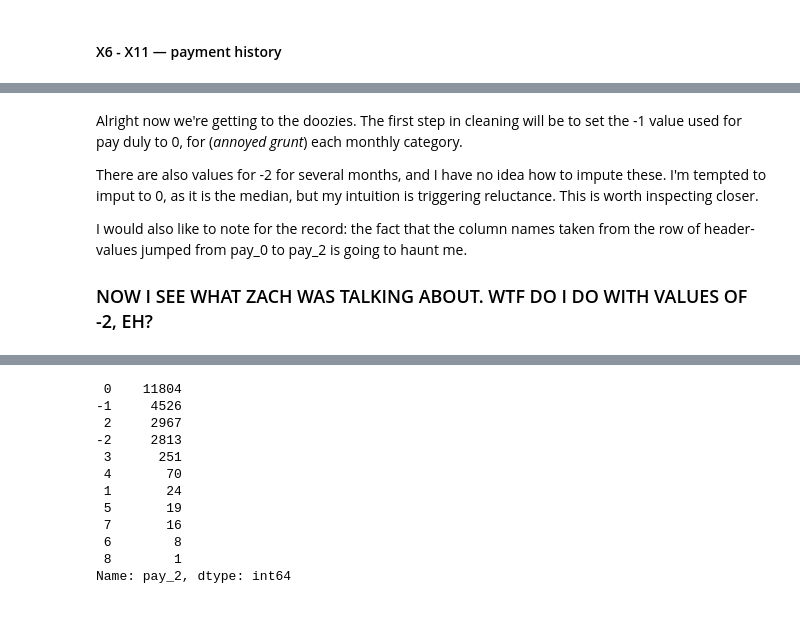
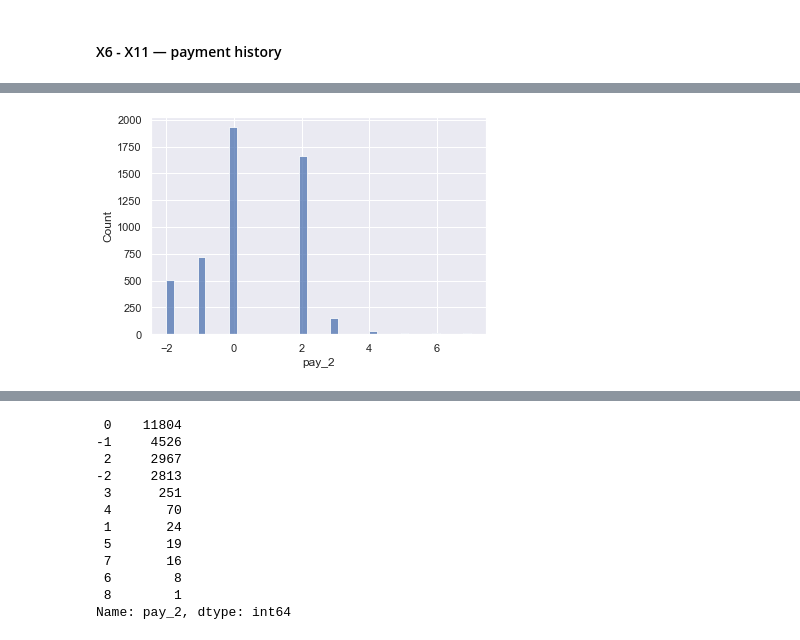
Before and after one commit to mike-flanagan/credit_default_classification_analysis, a Jupyter notebook: Credit_Default_Classification_Analysis_Notebook.ipynb, the cells around one changed output, grey strips where cells are left out. Saved outputs shown, nothing was run; the diff lists cells and outputs as text; code cells hidden in the pictures.

```diff
--- a/Credit_Default_Classification_Analysis_Notebook.ipynb
+++ b/Credit_Default_Classification_Analysis_Notebook.ipynb
@@ -407,19 +504,7 @@ The measurement scale for the repayment status is:
 - 7 — payment delay for seven months
 - 8 — payment delay for eight months
 - 9 — payment delay for nine months and above
-# %% [markdown]
-Alright now we're getting to the doozies. The first step in cleaning will be to set the -1 value used for pay duly to 0, for (*annoyed grunt*) each monthly category.
-
-There are also values for -2 for several months, and I have no idea how to impute these. I'm tempted to imput to 0, as it is the median, but my intuition is triggering reluctance. This is worth inspecting closer.
-
-I would also like to note for the record: the fact that the column names taken from the row of header-values jumped from pay_0 to pay_2 is going to haunt me.
-
-### NOW I SEE WHAT ZACH WAS TALKING ABOUT. WTF DO I DO WITH VALUES OF -2, EH?
-# %%
-df['pay_0'] = np.where(df.pay_0 == -1,
-                                    0,
-                             df.pay_0)
-# %%
-df['pay_0'] = np.where(df.pay_0 == -2,
-                                    0,
-                             df.pay_0)
+# %%
+sns.histplot(df.pay_2[df.y == 1]);
+# %% [output]
+[figure, added]
```
Also changed, not shown: parts of 31 cells of this notebook.
